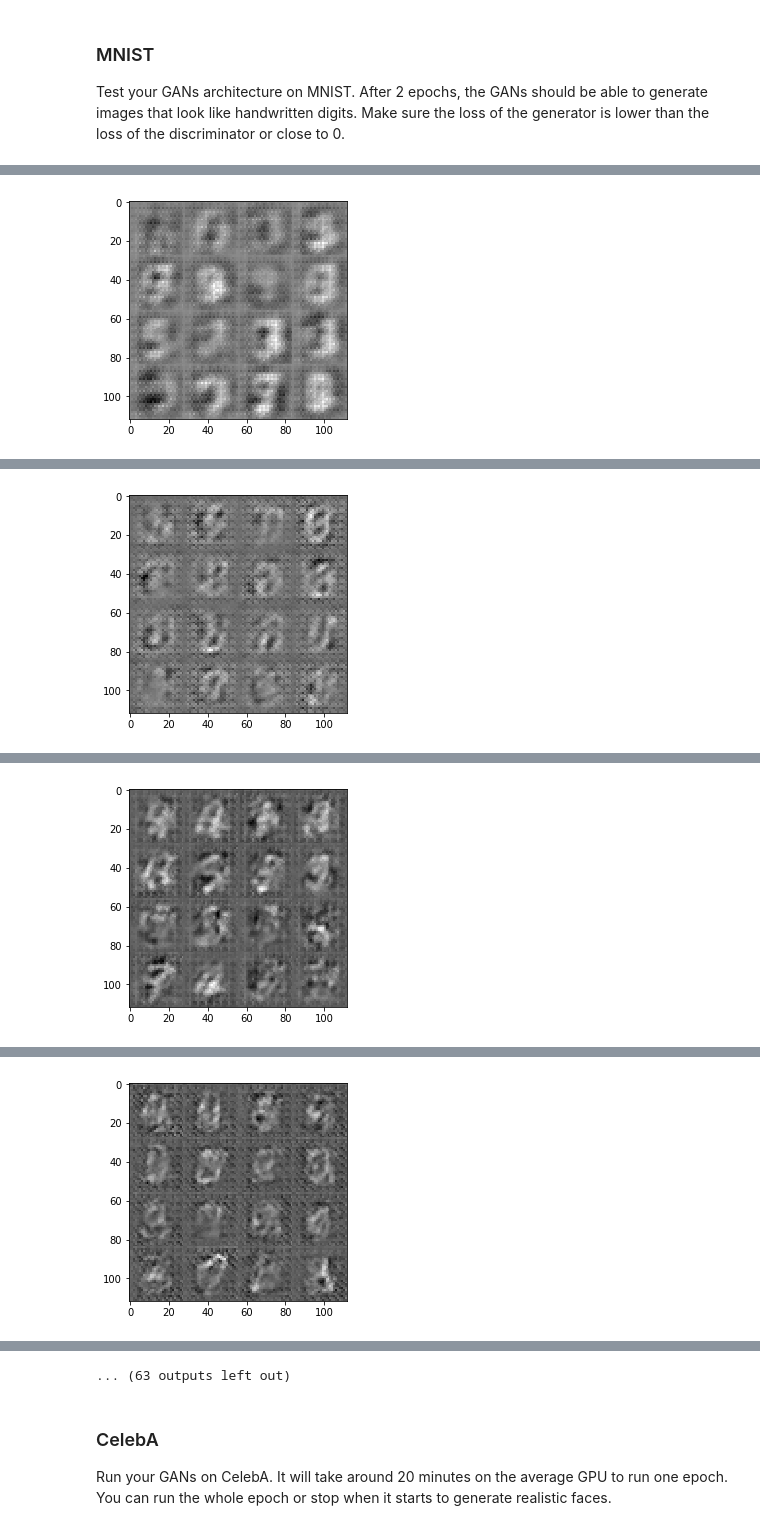
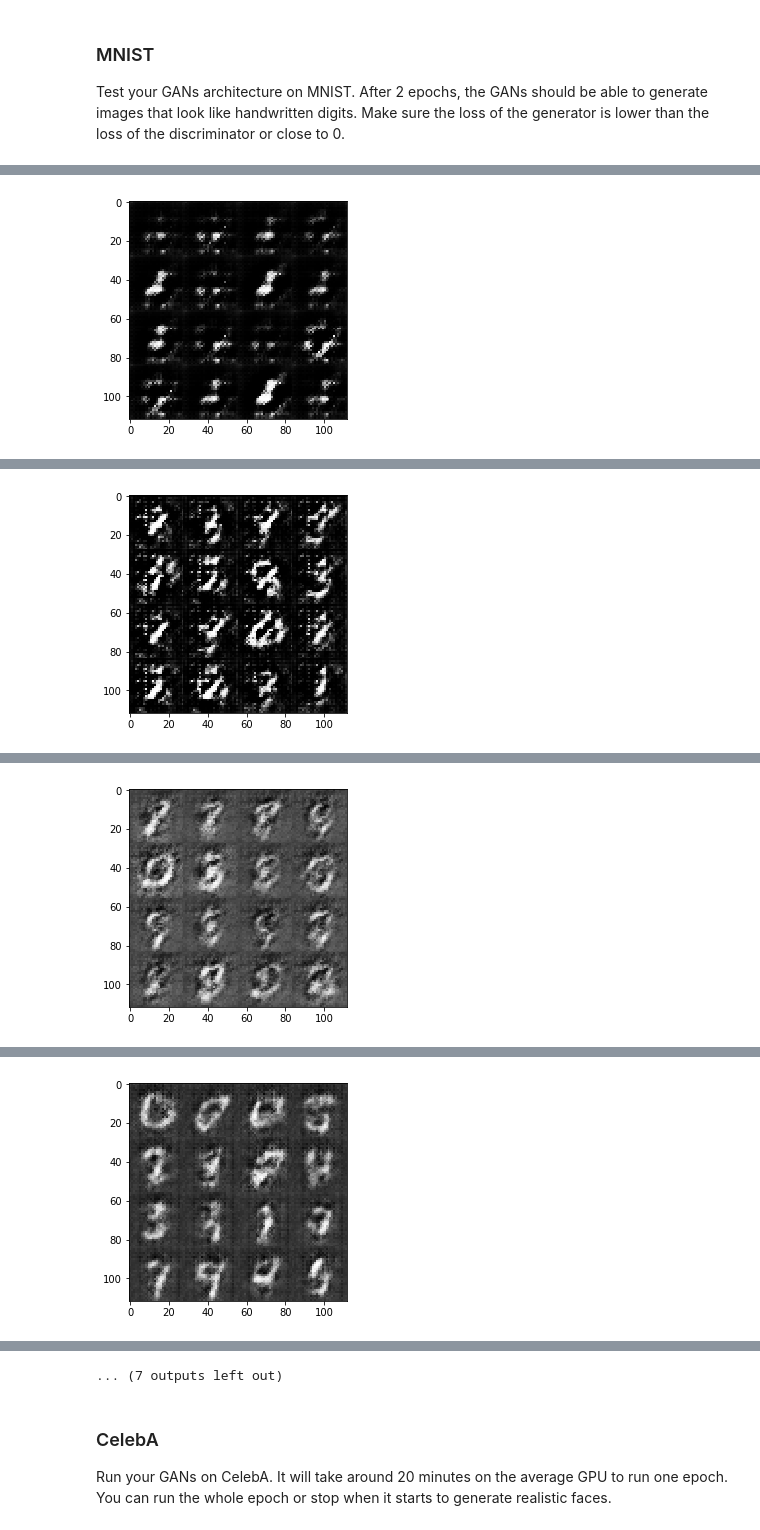
Before and after one commit to riochuong/Project5-GAN-FaceGeneration, a Jupyter notebook: dlnd_face_generation.ipynb, the cells around one changed output, grey strips where cells are left out. Saved outputs shown, nothing was run; the diff lists cells and outputs as text; code cells hidden in the pictures.

```diff
--- a/dlnd_face_generation.ipynb
+++ b/dlnd_face_generation.ipynb
@@ -181,20 +191,29 @@ def generator(z, out_channel_dim, is_train=True):
     :return: The tensor output of the generator
     """
     with tf.variable_scope("generator", reuse=(not is_train)):
-        x1 = tf.layers.dense(z,7*7*512)
-        x1 = tf.reshape(x1, (-1,7,7,512))
+        x1 = tf.layers.dense(z,2*2*512)
+        x1 = tf.reshape(x1, (-1,2,2,512))
         x1 = tf.layers.batch_normalization(x1,training=is_train)
-        x1 = tf.maximum(0.1 * x1, x1)
+        x1 = tf.maximum(0.2 * x1, x1)
+        #print(x1.shape)
 
-        # 14x14x512
-        x2 = tf.layers.conv2d_transpose(x1,256, 5, strides=2, padding='same')
+        # 7x7x256
+        x2 = tf.layers.conv2d_transpose(x1,256, 5, strides=2, padding='valid')
         x2 = tf.layers.batch_normalization(x2, training=is_train)
-        x2 = tf.maximum(0.1*x2, x2)
+        x2 = tf.maximum(0.2 * x2, x2)
+        #print(x2.shape)
 
-        # 28x28xoutput_dim
-        x3 = tf.layers.conv2d_transpose(x2,out_channel_dim, 5, strides=2, padding='same')
+        # 14x14x128
+        x3 = tf.layers.conv2d_transpose(x2,128, 5, strides=2, padding='same')
+        x3 = tf.layers.batch_normalization(x3, training=is_train)
+        x3 = tf.maximum(0.2 * x3, x3)
+        #print(x3.shape)
 
-        out = tf.tanh(x3)
+        # 28x28xout
+        x4 = tf.layers.conv2d_transpose(x3,out_channel_dim, 5, strides=2, padding='same')
+        #print(x4.shape)
+
+        out = tf.tanh(x4)
 
     return out
 
@@ -265,9 +284,9 @@ def model_opt(d_loss, g_loss, learning_rate, beta1):
     all_trainable_vars = tf.trainable_variables()
     g_vars = [var for var in all_trainable_vars if var.name.startswith('generator')]
     d_vars = [var for var in all_trainable_vars if var.name.startswith('discriminator')]
-
-    g_train_opt = tf.train.AdamOptimizer(learning_rate=learning_rate, beta1=beta1).minimize(g_loss, var_list=g_vars)
-    d_train_opt = tf.train.AdamOptimizer(learning_rate=learning_rate, beta1=beta1).minimize(d_loss, var_list=d_vars)
+    with tf.control_dependencies(tf.get_collection(tf.GraphKeys.UPDATE_OPS)):
+        g_train_opt = tf.train.AdamOptimizer(learning_rate=learning_rate, beta1=beta1).minimize(g_loss, var_list=g_vars)
+        d_train_opt = tf.train.AdamOptimizer(learning_rate=learning_rate, beta1=beta1).minimize(d_loss, var_list=d_vars)
     return d_train_opt, g_train_opt
 
 
@@ -356,7 +375,7 @@ def train(epoch_count, batch_size, z_dim, learning_rate, beta1, get_batches, dat
                 # train discriminator and generator together
                 _ = sess.run(d_train_opt, feed_dict={real_img_inputs:batch_images, z_inputs:batch_z, lr:learning_rate})
                 _ = sess.run(g_train_opt, feed_dict={z_inputs:batch_z, lr:learning_rate, real_img_inputs:batch_images})
-
+                _ = sess.run(g_train_opt, feed_dict={z_inputs:batch_z, lr:learning_rate, real_img_inputs:batch_images})
                 # now print loss every 100 iteration
                 if steps % 10 == 0:
                     train_loss_d = d_loss.eval({z_inputs:batch_z,real_img_inputs:batch_images})
@@ -373,9 +392,9 @@ def train(epoch_count, batch_size, z_dim, learning_rate, beta1, get_batches, dat
 ### MNIST
 Test your GANs architecture on MNIST.  After 2 epochs, the GANs should be able to generate images that look like handwritten digits.  Make sure the loss of the generator is lower than the loss of the discriminator or close to 0.
 # %%
-batch_size = 32
+batch_size = 128
 z_dim = 100
-learning_rate = 0.0005
+learning_rate = 0.0002
 beta1 = 0.5
 
 
@@ -403 +422 @@ Epoch  0  ... Discri.Loss:  0.35964  Generator loss:  2.26053
-[figure, old version]
+[figure, new version]
@@ -414 +433 @@ Epoch  0  ... Discri.Loss:  0.0194155  Generator loss:  6.7345
-[figure, old version]
+[figure, new version]
@@ -425 +444 @@ Epoch  0  ... Discri.Loss:  1.64482  Generator loss:  0.287668
-[figure, old version]
+[figure, new version]
@@ -436 +455 @@ Epoch  0  ... Discri.Loss:  0.0973278  Generator loss:  3.36509
-[figure, old version]
+[figure, new version]
@@ -459,4 +478,4 @@ Epoch  0  ... Discri.Loss:  0.215187  Generator loss:  2.0112
-... (63 outputs left out)
+... (7 outputs left out)
 # %% [markdown]
 ### CelebA
 Run your GANs on CelebA.  It will take around 20 minutes on the average GPU to run one epoch.  You can run the whole epoch or stop when it starts to generate realistic faces.
```
Also changed, not shown: parts of 3 cells of this notebook, 1 other file.
